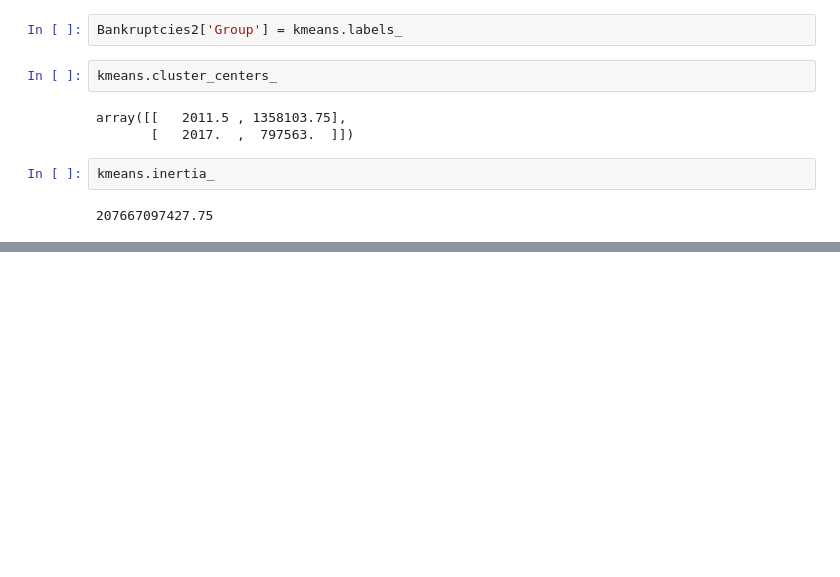
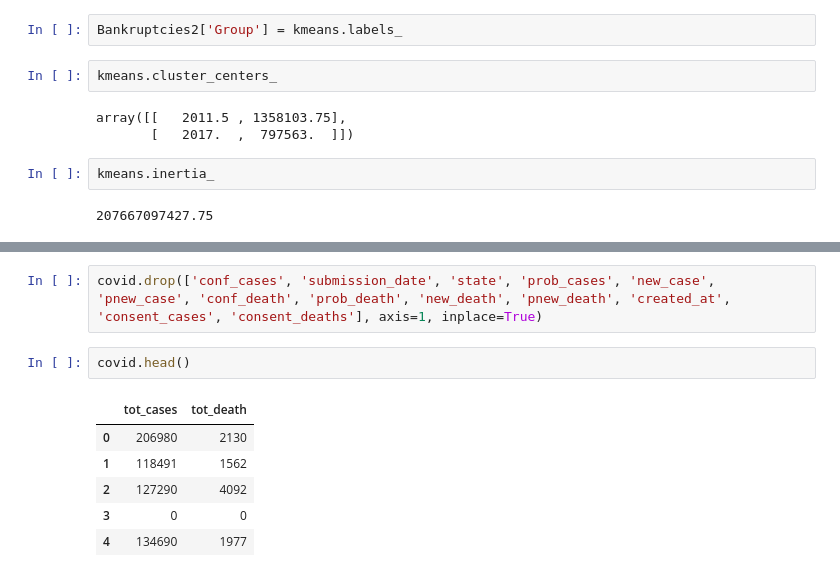
Before and after one commit to Darringtonh2/WozUFinalProject, a Jupyter notebook: Code/k-Means and K-Nearest Neighbors.ipynb, the cells around one changed output, grey strips where cells are left out. Saved outputs shown, nothing was run; the diff lists cells and outputs as text; blank space fills up the shorter version.

```diff
--- a/Code/k-Means and K-Nearest Neighbors.ipynb
+++ b/Code/k-Means and K-Nearest Neighbors.ipynb
@@ -502,0 +529,11 @@ kmeans.inertia_
+# %%
+covid.drop(['conf_cases', 'submission_date', 'state', 'prob_cases', 'new_case', 'pnew_case', 'conf_death', 'prob_death', 'new_death', 'pnew_death', 'created_at', 'consent_cases', 'consent_deaths'], axis=1, inplace=True)
+# %%
+covid.head()
+# %% [output]
+|  | tot_cases | tot_death |
+| 0 | 206980 | 2130 |
+| 1 | 118491 | 1562 |
+| 2 | 127290 | 4092 |
+| 3 | 0 | 0 |
+| 4 | 134690 | 1977 |
```
Also changed, not shown: parts of 14 cells of this notebook.
